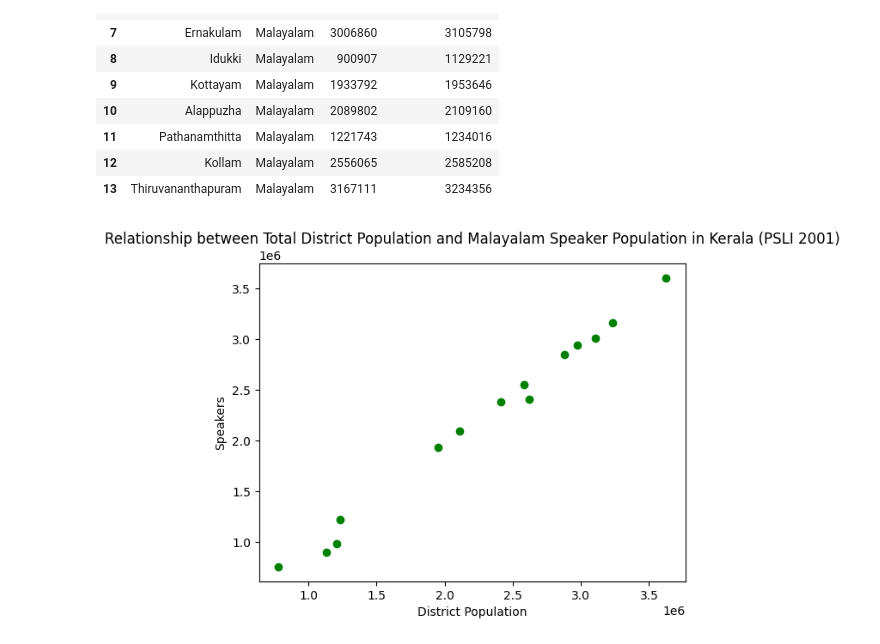
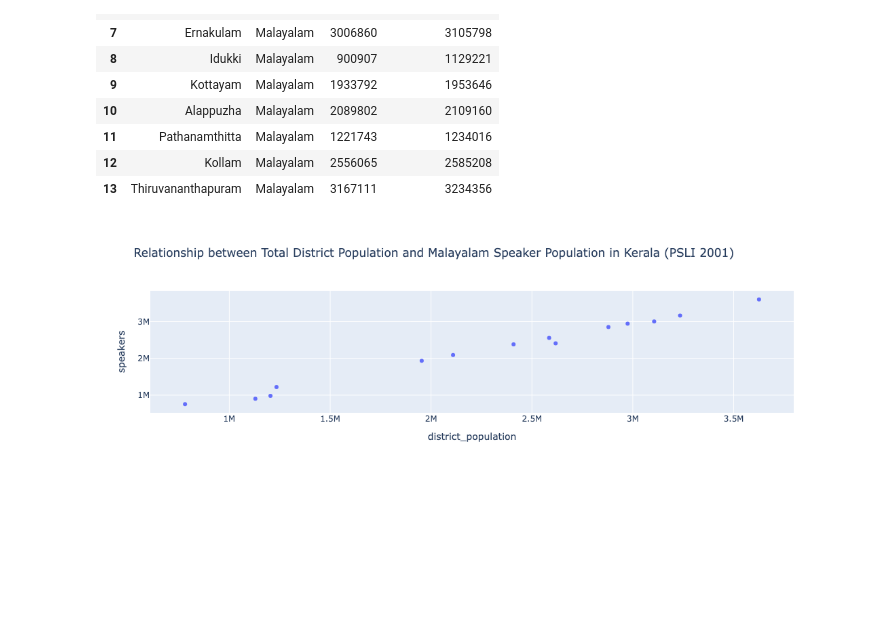
Before and after one commit to squishridyvi/Geographical-Distribution-Mapping-of-Dravidian-Languages-, a Jupyter notebook: Geographical Distribution of Dravidian Languages.ipynb, the cells around one changed output. Cells and saved outputs as stored; diff of their text form; code cells hidden in the pictures; blank space fills up the shorter version.

Commit message:
made scatter plot interactive using plotly express

```diff
--- a/Geographical Distribution of Dravidian Languages.ipynb
+++ b/Geographical Distribution of Dravidian Languages.ipynb
@@ -2302,9 +2303,6 @@ mal_proportion_df
 | 13 | Thiruvananthapuram | Malayalam | 3167111 | 3234356 |
 # %%
 ## creating the scatter plot
-plt.scatter(mal_proportion_df["district_population"], mal_proportion_df["speakers"], color="green")
-plt.xlabel("District Population")
-plt.ylabel("Speakers")
-plt.title("Relationship between Total District Population and Malayalam Speaker Population in Kerala (PSLI 2001)");
+px.scatter(mal_proportion_df, x="district_population", y="speakers", hover_name="district", title="Relationship between Total District Population and Malayalam Speaker Population in Kerala (PSLI 2001)")
 # %% [output]
-[figure, old version]
+[figure, new version]
```
Also changed, not shown: parts of 1 cell of this notebook.
